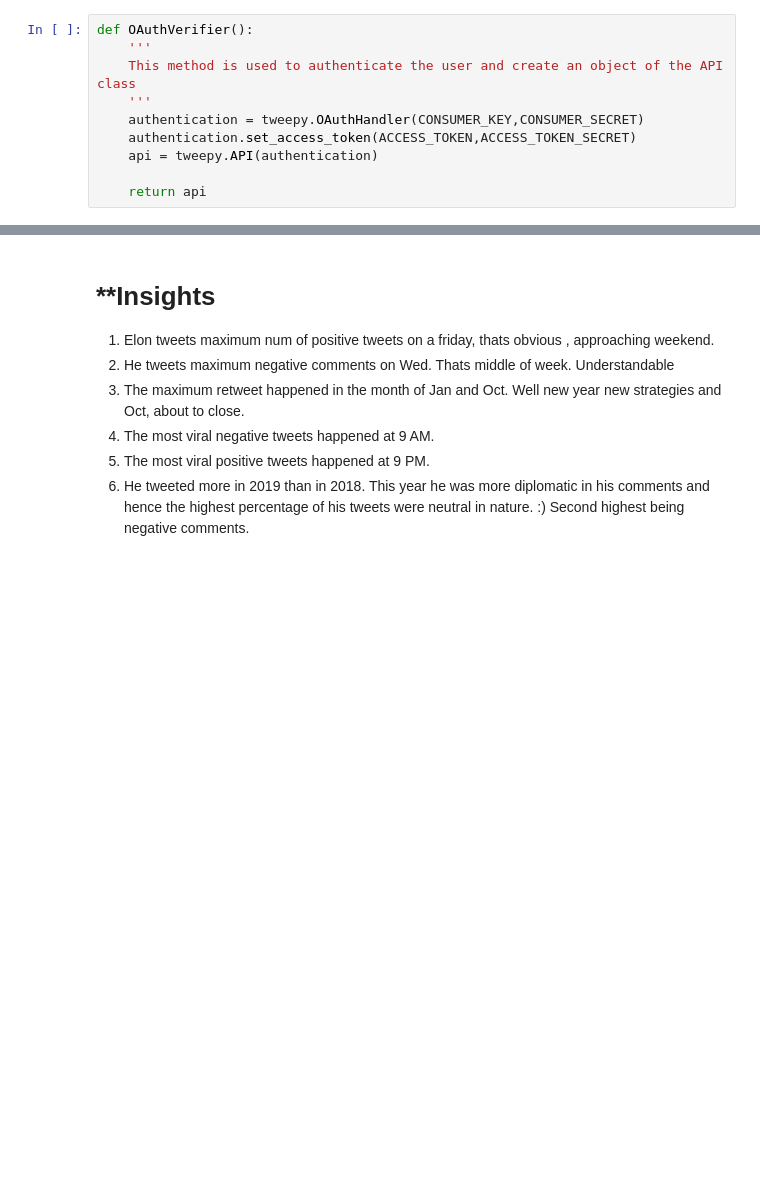
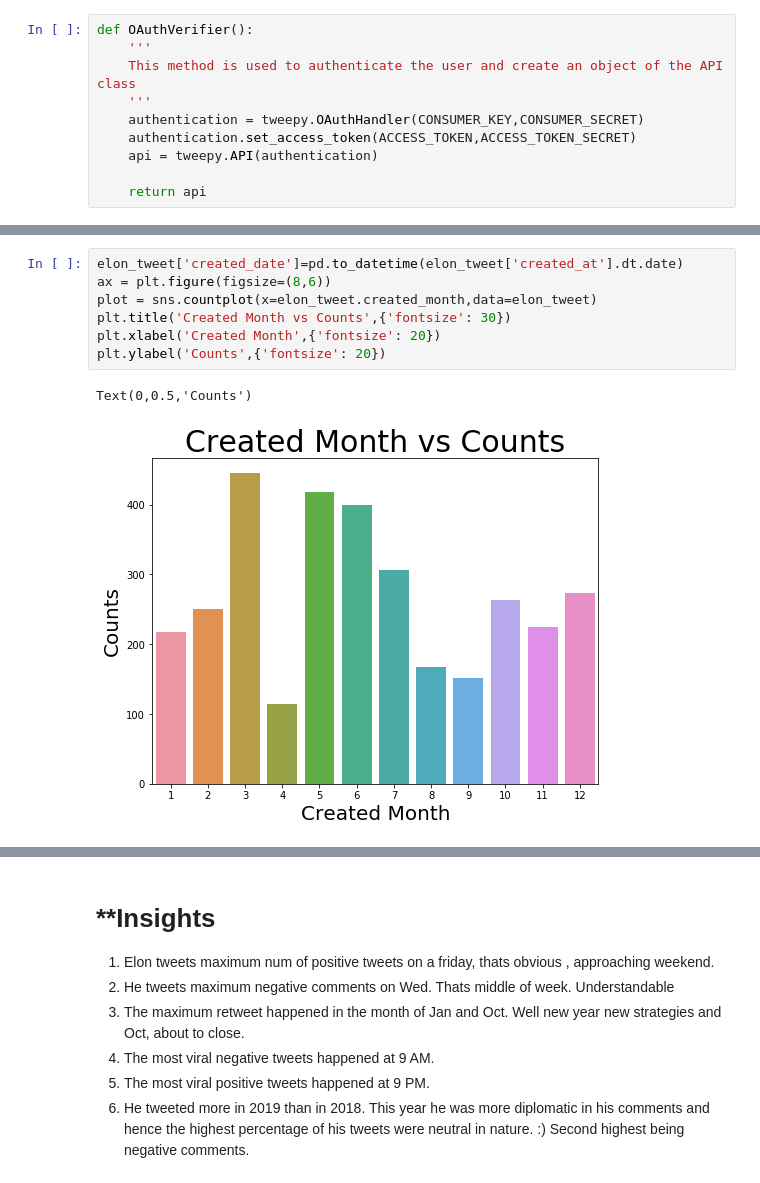
Before and after one commit to RahulTechTutorials/MachineLearningwithPython, a Jupyter notebook: Sentiment_Analysis/Sentiment_Analysis_Elon_musk.ipynb, the cells around one changed output, grey strips where cells are left out. Drawn from its saved outputs; the diff is of its cells as text; blank space fills up the shorter version.

```diff
--- a/Sentiment_Analysis/Sentiment_Analysis_Elon_musk.ipynb
+++ b/Sentiment_Analysis/Sentiment_Analysis_Elon_musk.ipynb
@@ -355,0 +136,10 @@ Negative tweets % : 12.69%
+# %%
+elon_tweet['created_date']=pd.to_datetime(elon_tweet['created_at'].dt.date)
+ax = plt.figure(figsize=(8,6))
+plot = sns.countplot(x=elon_tweet.created_month,data=elon_tweet)
+plt.title('Created Month vs Counts',{'fontsize': 30})
+plt.xlabel('Created Month',{'fontsize': 20})
+plt.ylabel('Counts',{'fontsize': 20})
+# %% [output]
+Text(0,0.5,'Counts')
+[figure, added]
```
Also changed, not shown: parts of 100 cells of this notebook.
